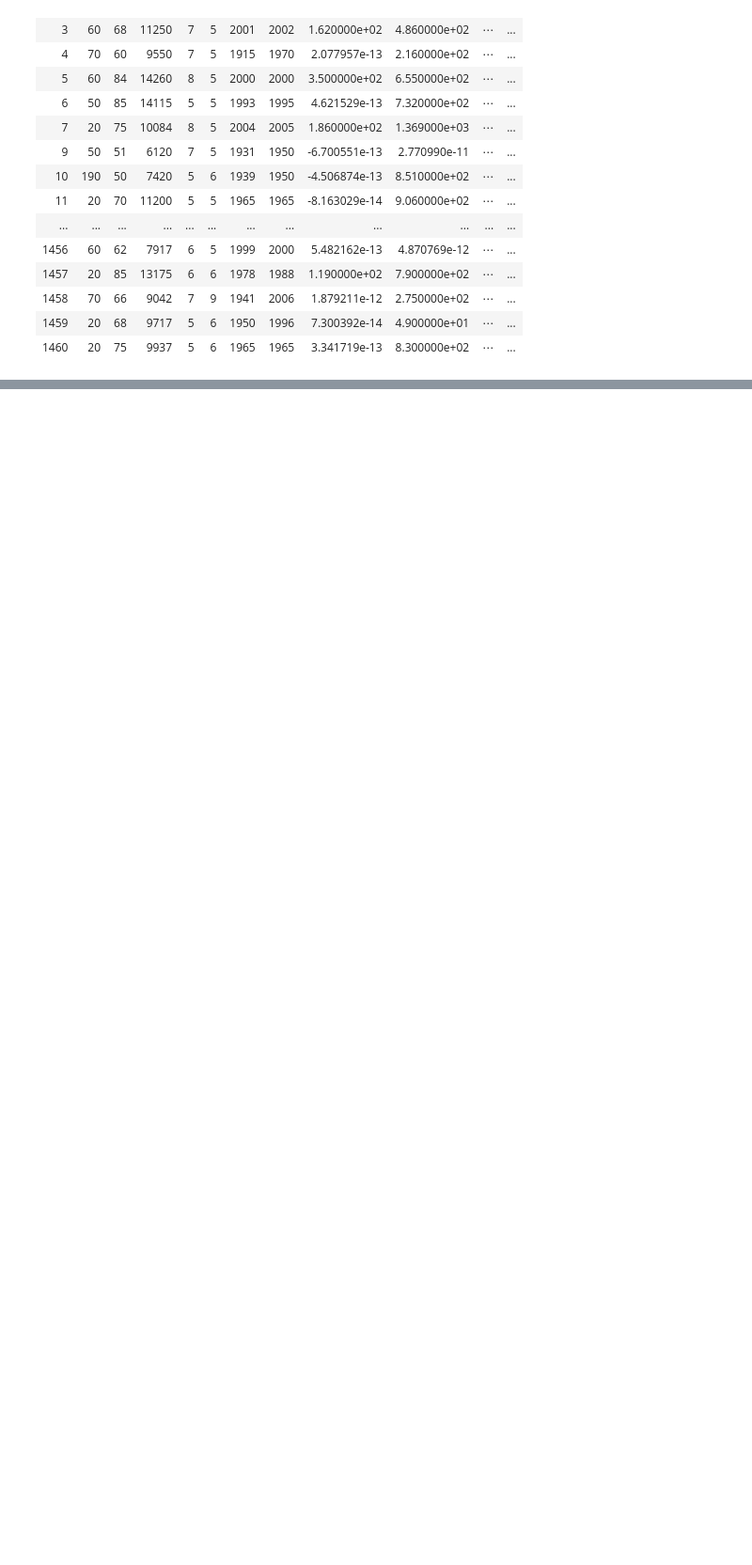
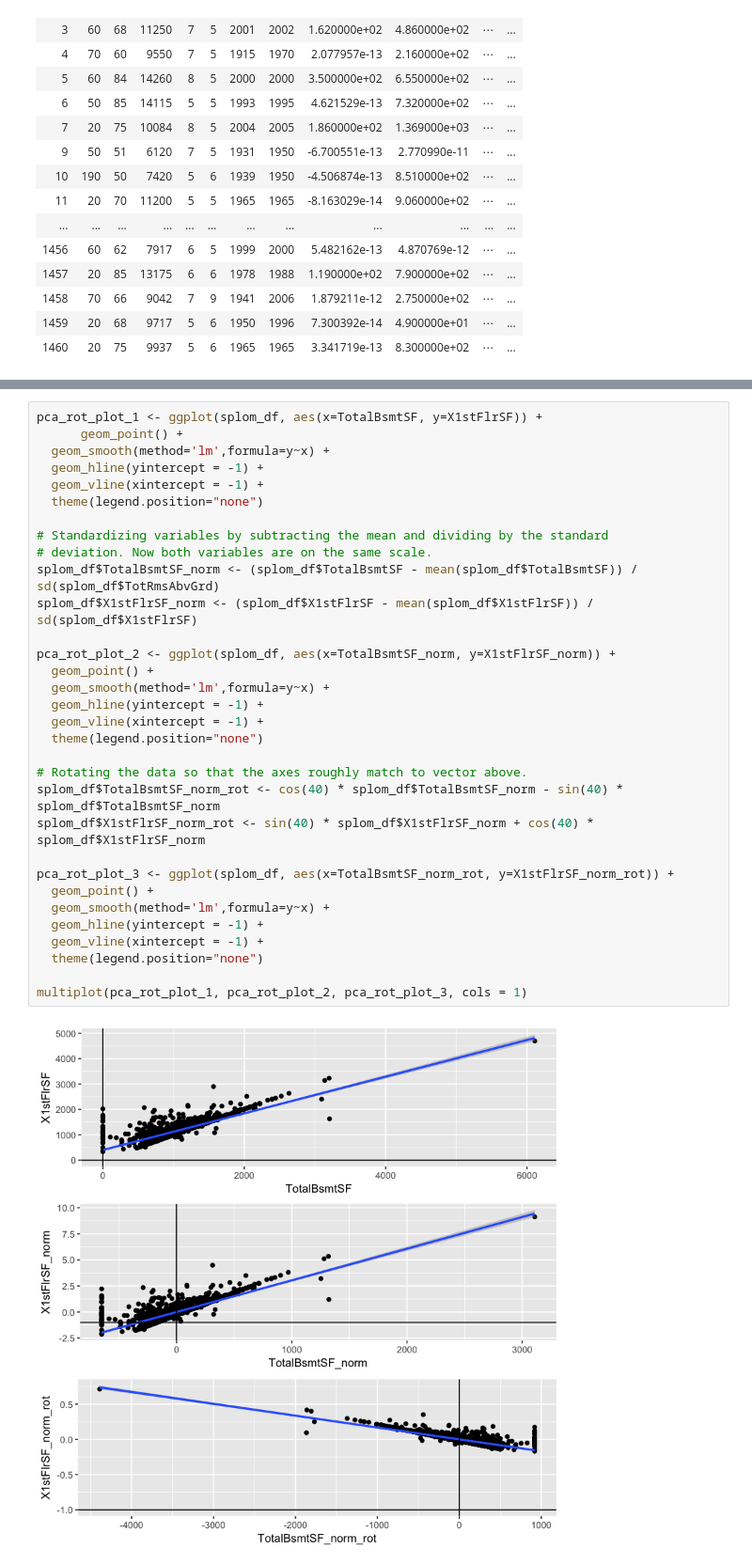
Before and after one commit to giggles-data-science/Data-Analysis-with-R, a Jupyter notebook: Feature Engineering, SVD, and PCA in R Draft.ipynb, the cells around one changed output, grey strips where cells are left out. Shown at 94% size. Cells and saved outputs as stored; diff of their text form; blank space fills up the shorter version.

```diff
--- a/Feature Engineering, SVD, and PCA in R Draft.ipynb
+++ b/Feature Engineering, SVD, and PCA in R Draft.ipynb
@@ -825,0 +645,34 @@ summary(PCACM)
+# %%
+pca_rot_plot_1 <- ggplot(splom_df, aes(x=TotalBsmtSF, y=X1stFlrSF)) +
+      geom_point() +
+  geom_smooth(method='lm',formula=y~x) +
+  geom_hline(yintercept = -1) +
+  geom_vline(xintercept = -1) +
+  theme(legend.position="none")
+
+# Standardizing variables by subtracting the mean and dividing by the standard
+# deviation. Now both variables are on the same scale.
+splom_df$TotalBsmtSF_norm <- (splom_df$TotalBsmtSF - mean(splom_df$TotalBsmtSF)) / sd(splom_df$TotRmsAbvGrd)
+splom_df$X1stFlrSF_norm <- (splom_df$X1stFlrSF - mean(splom_df$X1stFlrSF)) / sd(splom_df$X1stFlrSF)
+
+pca_rot_plot_2 <- ggplot(splom_df, aes(x=TotalBsmtSF_norm, y=X1stFlrSF_norm)) +
+  geom_point() +
+  geom_smooth(method='lm',formula=y~x) +
+  geom_hline(yintercept = -1) +
+  geom_vline(xintercept = -1) +
+  theme(legend.position="none")
+
+# Rotating the data so that the axes roughly match to vector above.
+splom_df$TotalBsmtSF_norm_rot <- cos(40) * splom_df$TotalBsmtSF_norm - sin(40) * splom_df$TotalBsmtSF_norm
+splom_df$X1stFlrSF_norm_rot <- sin(40) * splom_df$X1stFlrSF_norm + cos(40) * splom_df$X1stFlrSF_norm
+
+pca_rot_plot_3 <- ggplot(splom_df, aes(x=TotalBsmtSF_norm_rot, y=X1stFlrSF_norm_rot)) +
+  geom_point() +
+  geom_smooth(method='lm',formula=y~x) +
+  geom_hline(yintercept = -1) +
+  geom_vline(xintercept = -1) +
+  theme(legend.position="none")
+
+multiplot(pca_rot_plot_1, pca_rot_plot_2, pca_rot_plot_3, cols = 1)
+# %% [output]
+[figure, added]
```
Also changed, not shown: parts of 24 cells of this notebook.
